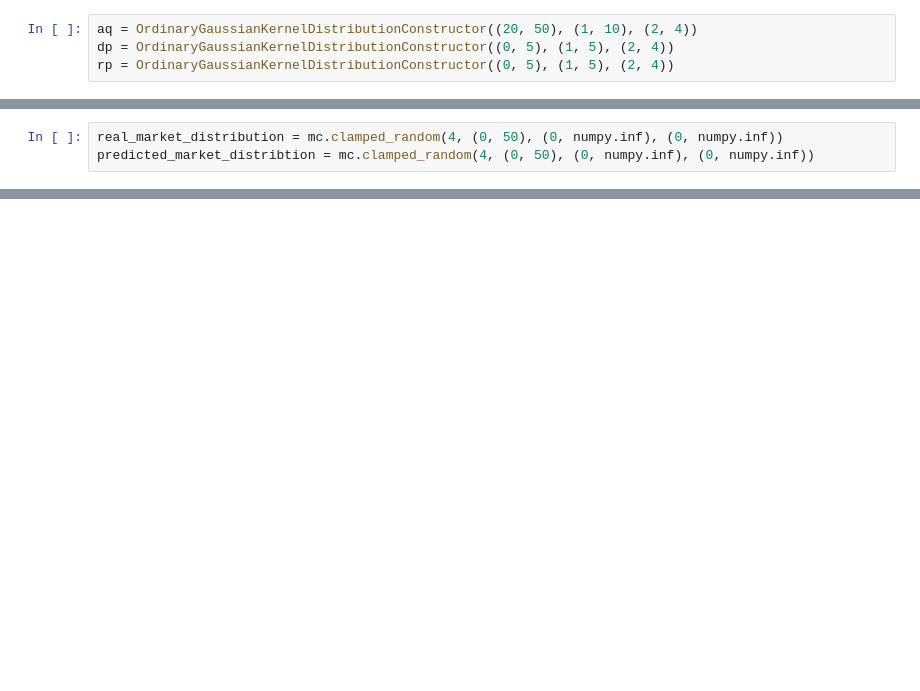
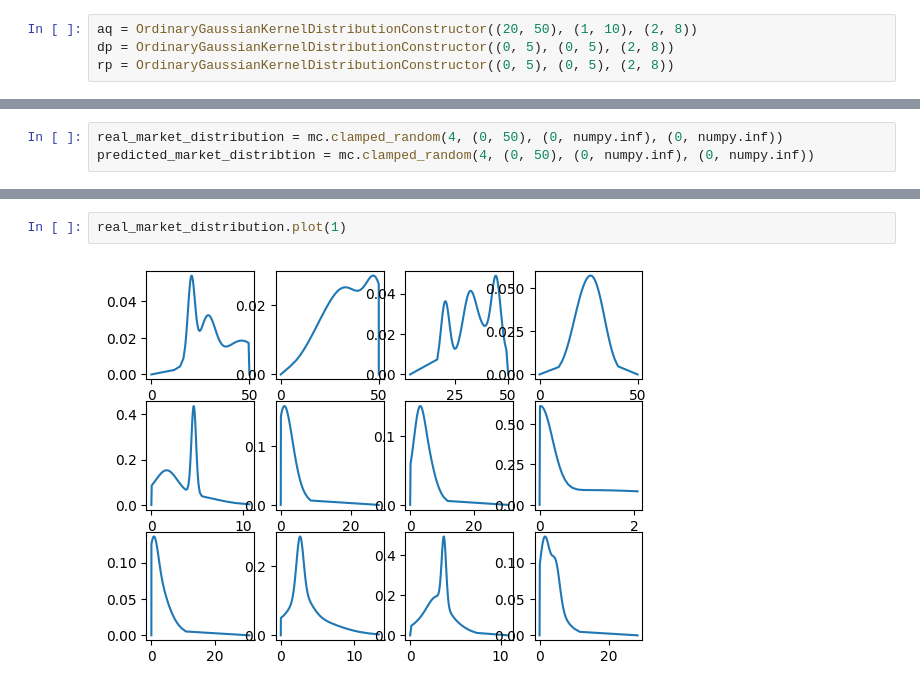
Before and after one commit to Sy-Sang/etrade, a Jupyter notebook: etrade/spot/nb/nb4.ipynb, the cells around one changed output, grey strips where cells are left out. Cells and saved outputs as stored; diff of their text form; blank space fills up the shorter version.

```diff
--- a/etrade/spot/nb/nb4.ipynb
+++ b/etrade/spot/nb/nb4.ipynb
@@ -14,9 +15,9 @@ from scipy.optimize import differential_evolution
 
 from matplotlib import pyplot
 # %%
-aq = OrdinaryGaussianKernelDistributionConstructor((20, 50), (1, 10), (2, 4))
-dp = OrdinaryGaussianKernelDistributionConstructor((0, 5), (1, 5), (2, 4))
-rp = OrdinaryGaussianKernelDistributionConstructor((0, 5), (1, 5), (2, 4))
+aq = OrdinaryGaussianKernelDistributionConstructor((20, 50), (1, 10), (2, 8))
+dp = OrdinaryGaussianKernelDistributionConstructor((0, 5), (0, 5), (2, 8))
+rp = OrdinaryGaussianKernelDistributionConstructor((0, 5), (0, 5), (2, 8))
 # %%
 mc = MarketConstructor(aq, dp, rp)
 s = Station("station", 50)
@@ -50,0 +42,4 @@ array([50.00007204, 41.44999459, 48.22069536, 28.82387541])
+# %%
+real_market_distribution.plot(1)
+# %% [output]
+[figure, added]
```
Also changed, not shown: parts of 12 cells of this notebook, 3 other files.
